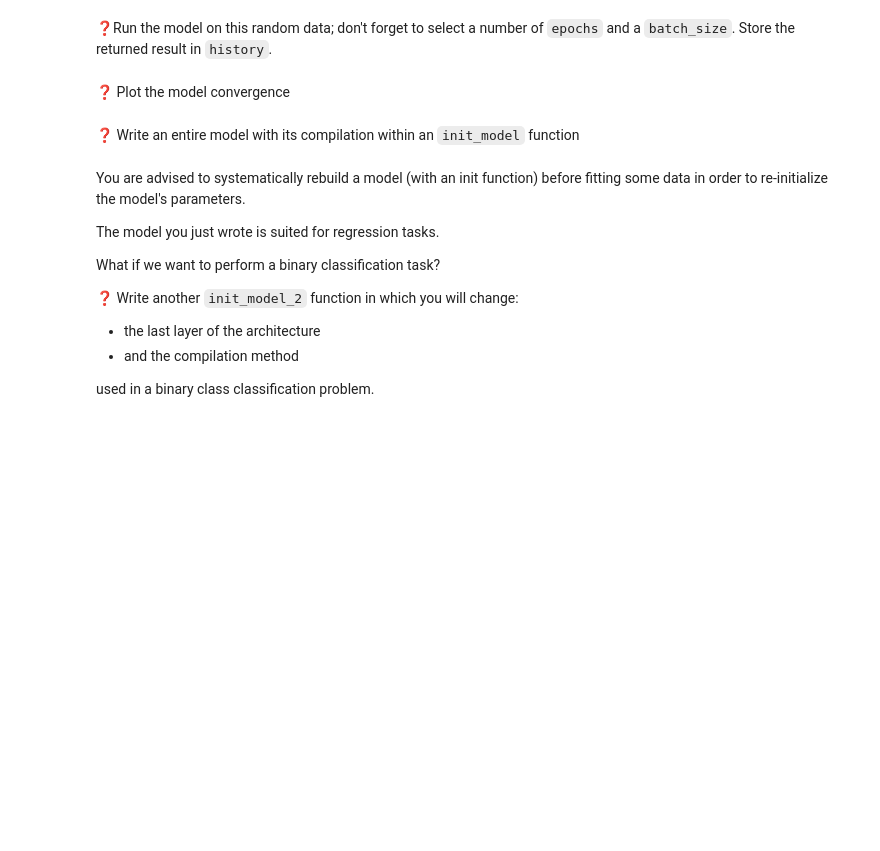
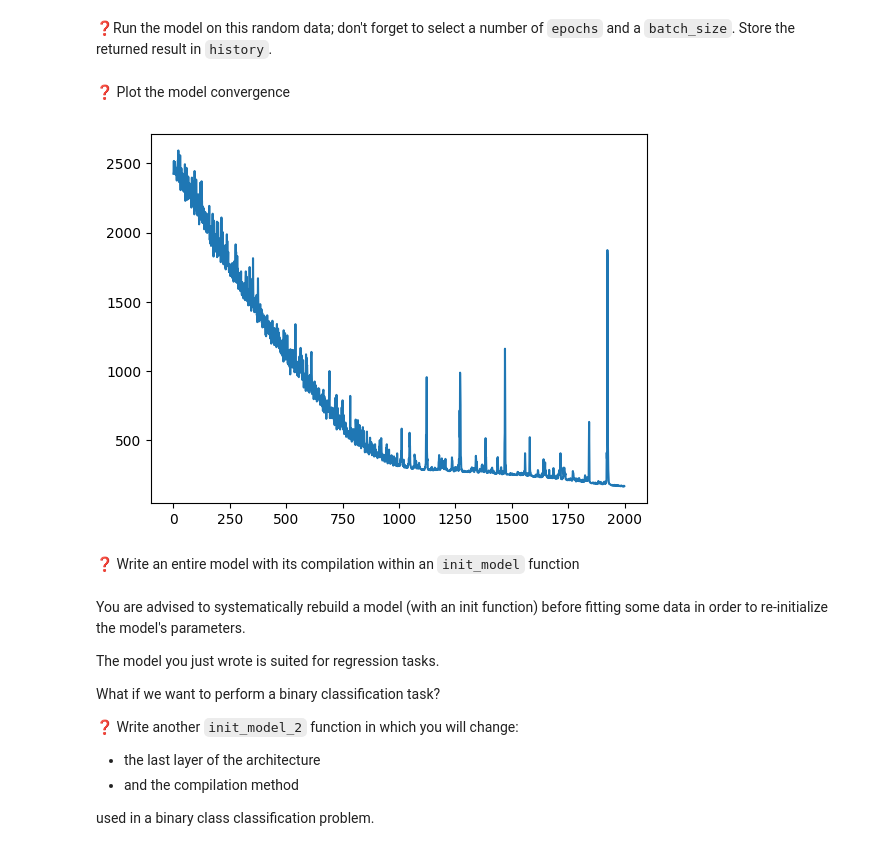
Before and after one commit to tanushrin/data-tensorflow_demystified, a Jupyter notebook: recap.ipynb, the cells around one changed output. Saved outputs shown, nothing was run; the diff lists cells and outputs as text; code cells hidden in the pictures; blank space fills up the shorter version.

```diff
--- a/recap.ipynb
+++ b/recap.ipynb
@@ -331,2 +464,4 @@ y = area
+# %%
+model.add(layers.Dense(20, activation="relu"))
 # %% [markdown]
 ❓ Add a last layer that suits your regression task
@@ -335,3 +468,5 @@ y = area
+# %%
+model.add(layers.Dense(1, activation="linear"))
 # %% [markdown]
 ❓ Check the number of parameters of your model.
 
@@ -347,2 +500,5 @@ Re-count them manually to make sure you understood the numbers of parameters inv
+# %%
+model.compile(optimizer='adam',
+              loss='mse')
 # %% [markdown]
 ❓Run the model on this random data; don't forget to select a number of `epochs` and a `batch_size`. Store the returned result in `history`.
@@ -351,2 +505,7 @@ Re-count them manually to make sure you understood the numbers of parameters inv
+# %%
+history = model.fit(X_train, y_train,
+                    batch_size=16,
+                    epochs=2000,
+                    verbose=0)
 # %% [markdown]
 ❓ Plot the model convergence
@@ -355,2 +512,9 @@ Re-count them manually to make sure you understood the numbers of parameters inv
+# %%
+import matplotlib.pyplot as plt
+
+plt.plot(history.history['loss'])
+plt.show()
+# %% [output]
+[figure, added]
 # %% [markdown]
 ❓ Write an entire model with its compilation within an `init_model` function
```
Also changed, not shown: parts of 46 cells of this notebook.
